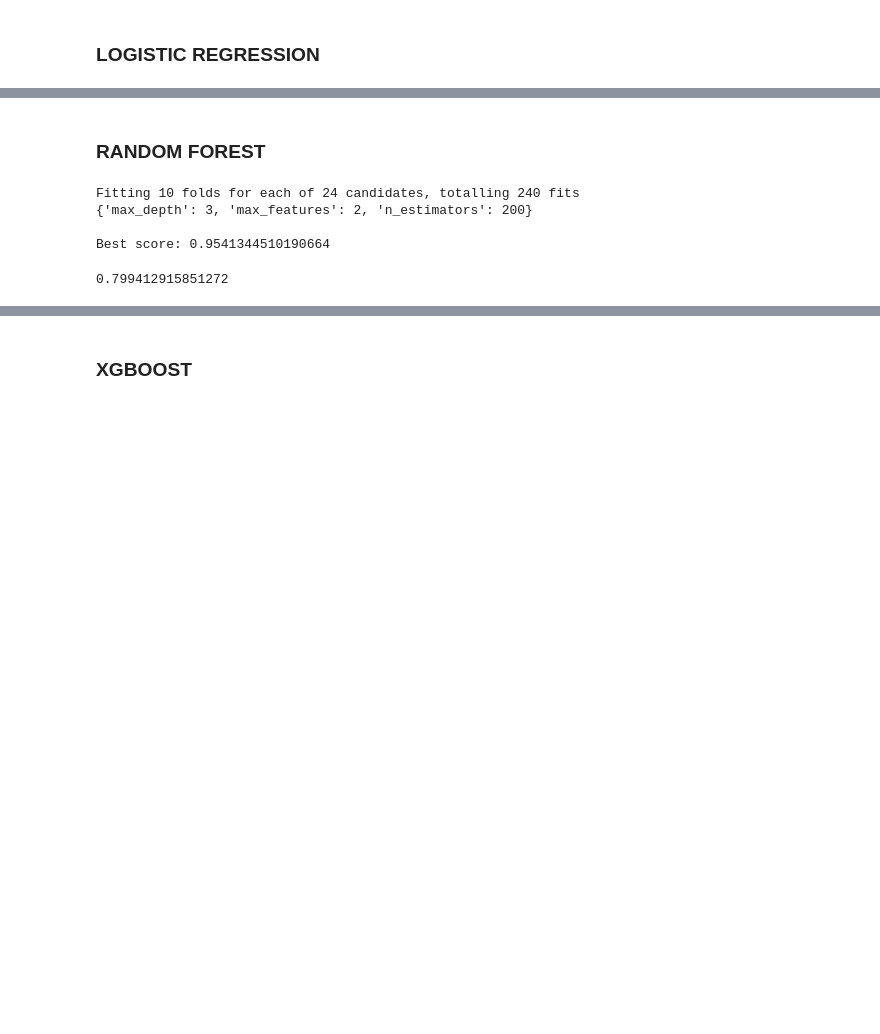
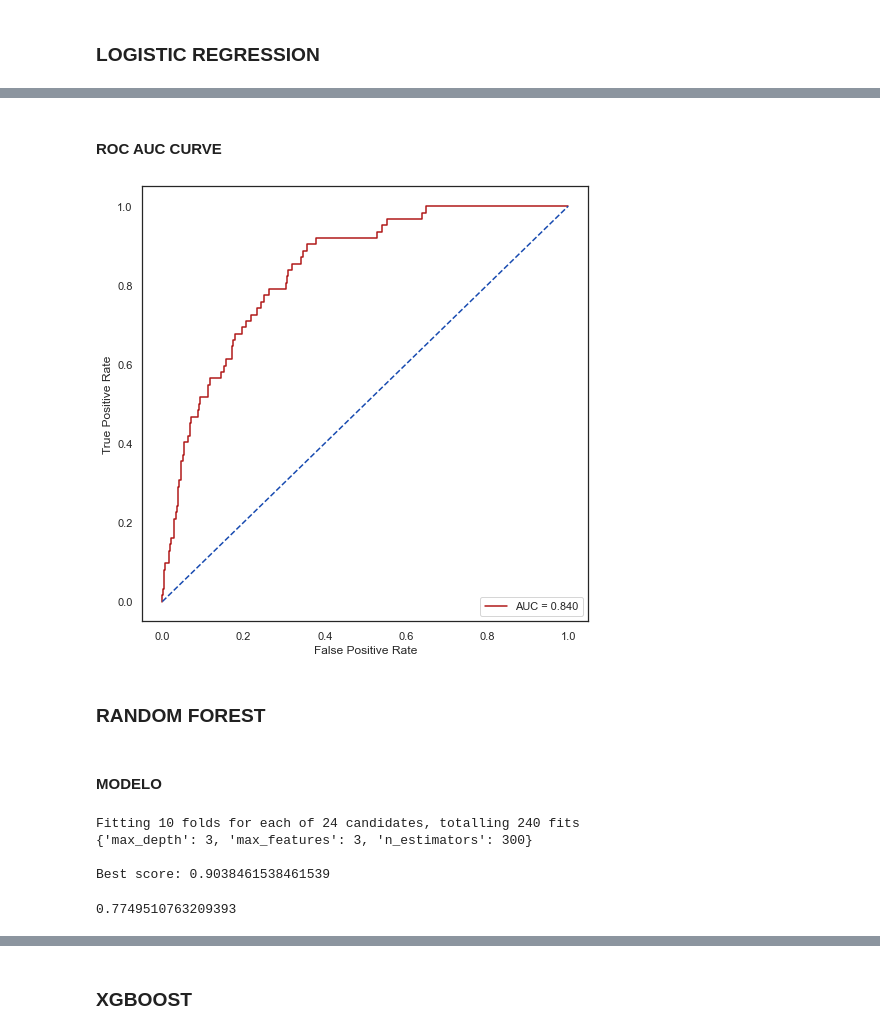
Before and after one commit to arturogzm93/ML-Stroke-Prediction, a Jupyter notebook: PRUEBAS Stroke Prediction.ipynb, the cells around one changed output, grey strips where cells are left out. Saved outputs shown, nothing was run; the diff lists cells and outputs as text; code cells hidden in the pictures; blank space fills up the shorter version.

```diff
--- a/PRUEBAS Stroke Prediction.ipynb
+++ b/PRUEBAS Stroke Prediction.ipynb
@@ -254,9 +282,32 @@ Best score: 0.849939513477975
+# %% [markdown]
+#### ROC AUC CURVE
+# %%
+y_pred = log_model.predict(X_test)
+y_prob = log_model.predict_proba(X_test)[:,1]
+
+# Roc curve
+false_positive_rate, true_positive_rate, thresholds = roc_curve(y_test, y_prob)
+roc_auc = auc(false_positive_rate, true_positive_rate)
+
+sns.set_theme(style = 'white')
+plt.figure(figsize = (8, 8))
+plt.plot(false_positive_rate,true_positive_rate, color = '#b01717', label = 'AUC = %0.3f' % roc_auc)
+plt.legend(loc = 'lower right')
+plt.plot([0, 1], [0, 1], linestyle = '--', color = '#174ab0')
+plt.axis('tight')
+plt.ylabel('True Positive Rate')
+plt.xlabel('False Positive Rate')
+plt.show()
+# %% [output]
+[figure, added]
 # %% [markdown]
 ### RANDOM FOREST
+# %% [markdown]
+#### MODELO
 # %%
 # RANDOM FOREST
 
-rf = RandomForestClassifier()
+rf = RandomForestClassifier(random_state=42)
 
 parameters = {
     'n_estimators': [50, 100, 200, 300],
@@ -264,7 +315,7 @@ parameters = {
     'max_features': [1, 2, 3]
 }
 
-clf = GridSearchCV(estimator= rf, param_grid= parameters, n_jobs=-1, cv=10, verbose=2, scoring='roc_auc')
+clf = GridSearchCV(estimator= rf, param_grid= parameters, n_jobs=-1, cv=10, verbose=2, scoring='recall')
 
 clf.fit(X_train_smt, y_train_smt)
 
@@ -277,7 +328,7 @@ rf_model = clf.best_estimator_
 rf_model.score(X_test, y_test)
 # %% [output]
 Fitting 10 folds for each of 24 candidates, totalling 240 fits
-{'max_depth': 3, 'max_features': 2, 'n_estimators': 200}
+{'max_depth': 3, 'max_features': 3, 'n_estimators': 300}
 
-Best score: 0.9541344510190664
+Best score: 0.9038461538461539
-0.799412915851272
+0.7749510763209393
```
Also changed, not shown: parts of 24 cells of this notebook, 1 other file.
